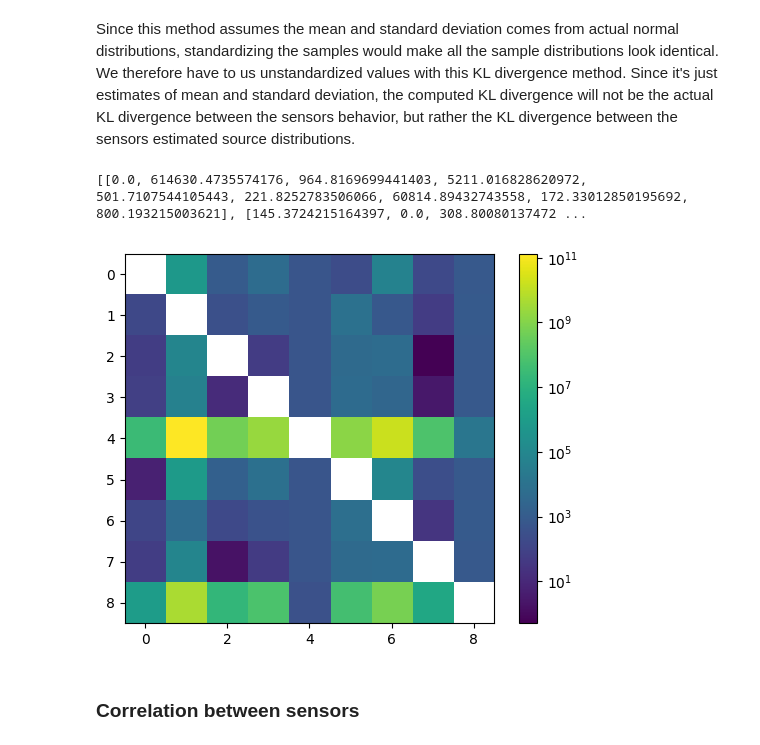
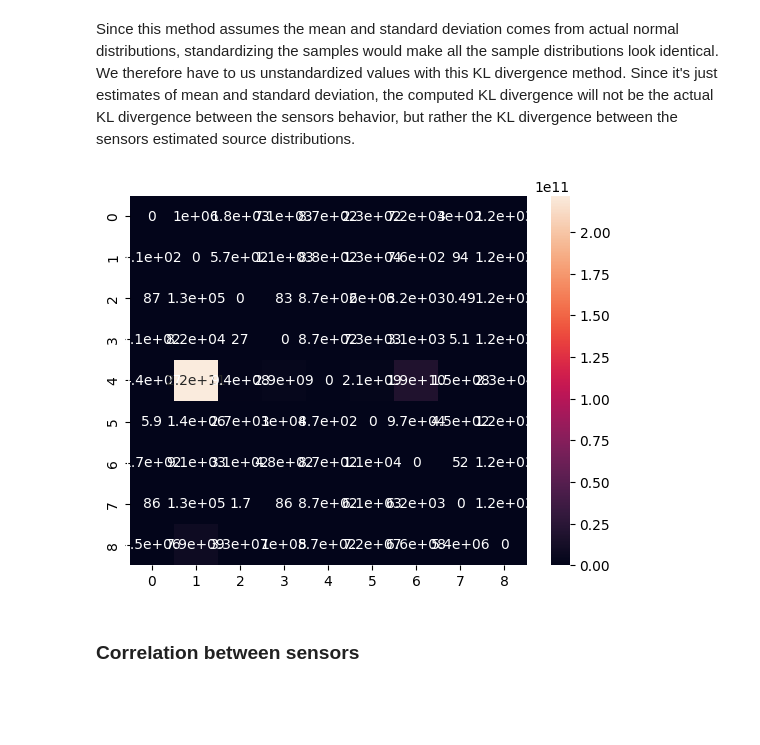
Before and after one commit to fredrikSveen/time_series_gan_project, a Jupyter notebook: data_exploration.ipynb, the cells around one changed output. Saved outputs shown, nothing was run; the diff lists cells and outputs as text; code cells hidden in the pictures; blank space fills up the shorter version.

```diff
--- a/data_exploration.ipynb
+++ b/data_exploration.ipynb
@@ -207,27 +186,11 @@ print(f'Using mean and std directly: KL={KL_with_params(mu, sigma, mu2, sigma2)}
 Using mean and std directly: KL=0.125
 # %% [markdown]
 Since this method assumes the mean and standard deviation comes from actual normal distributions, standardizing the samples would make all the sample distributions look identical. We therefore have to us unstandardized values with this KL divergence method. Since it's just estimates of mean and standard deviation, the computed KL divergence will not be the actual KL divergence between the sensors behavior, but rather the KL divergence between the sensors estimated source distributions.
-# %%
-from matplotlib import colors
-KL2 = []
-
-for name, df in dfs_dict.items():
-    avg1 = df.mean().iloc[0]
-    std1 = df.std().iloc[0]
-    row = []
-    for name, df in dfs_dict.items():
-        avg2 = df.mean().iloc[0]
-        std2 = df.std().iloc[0]
-        kl_tmp = KL_with_params(avg1, std1, avg2, std2)
-        row.append(kl_tmp)
-    KL2.append(row)
-
-print(KL2)
-im = plt.imshow(KL2, norm=colors.LogNorm())
-plt.colorbar(im)
-plt.show()
-# %% [output]
-[[0.0, 614630.4735574176, 964.8169699441403, 5211.016828620972, 501.7107544105443, 221.8252783506066, 60814.89432743558, 172.33012850195692, 800.193215003621], [145.3724215164397, 0.0, 308.80080137472 ...
-[figure, removed]
+# %%
+KL2 = kl_dfs(dfs_dict)
+
+plot_kl(KL2)
+# %% [output]
+[figure, added]
 # %% [markdown]
 ### Correlation between sensors
```
Also changed, not shown: parts of 14 cells of this notebook, 2 other files.
